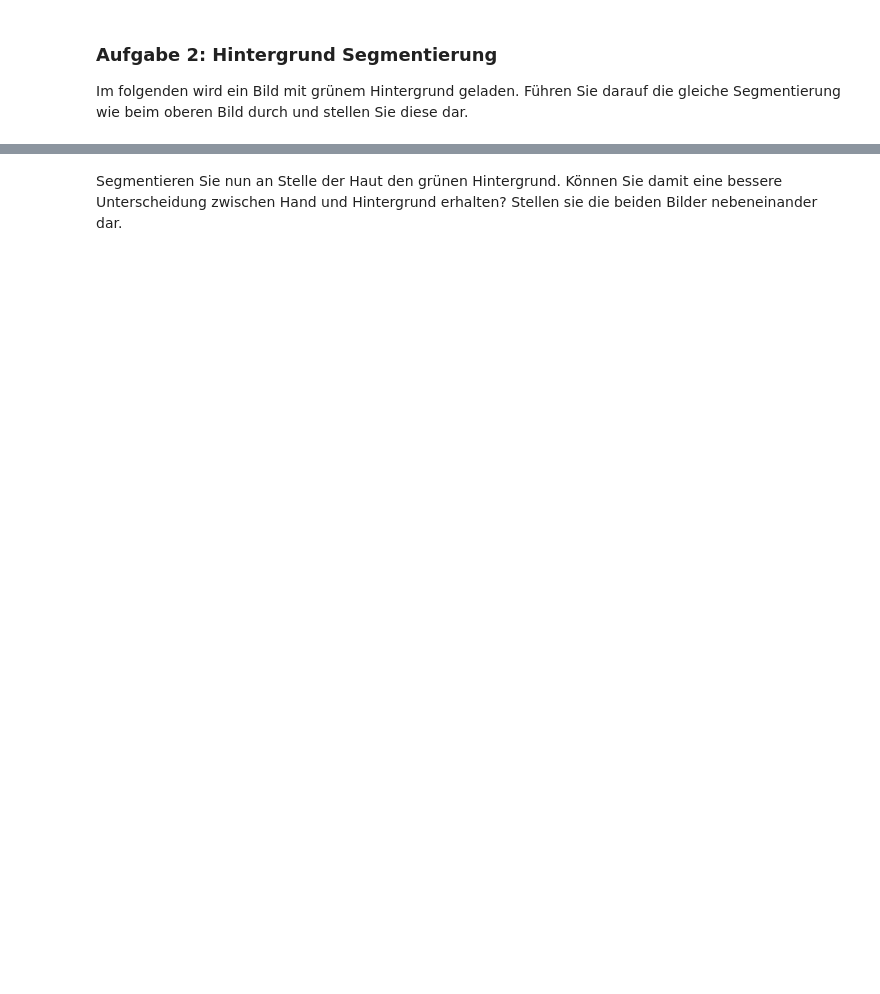
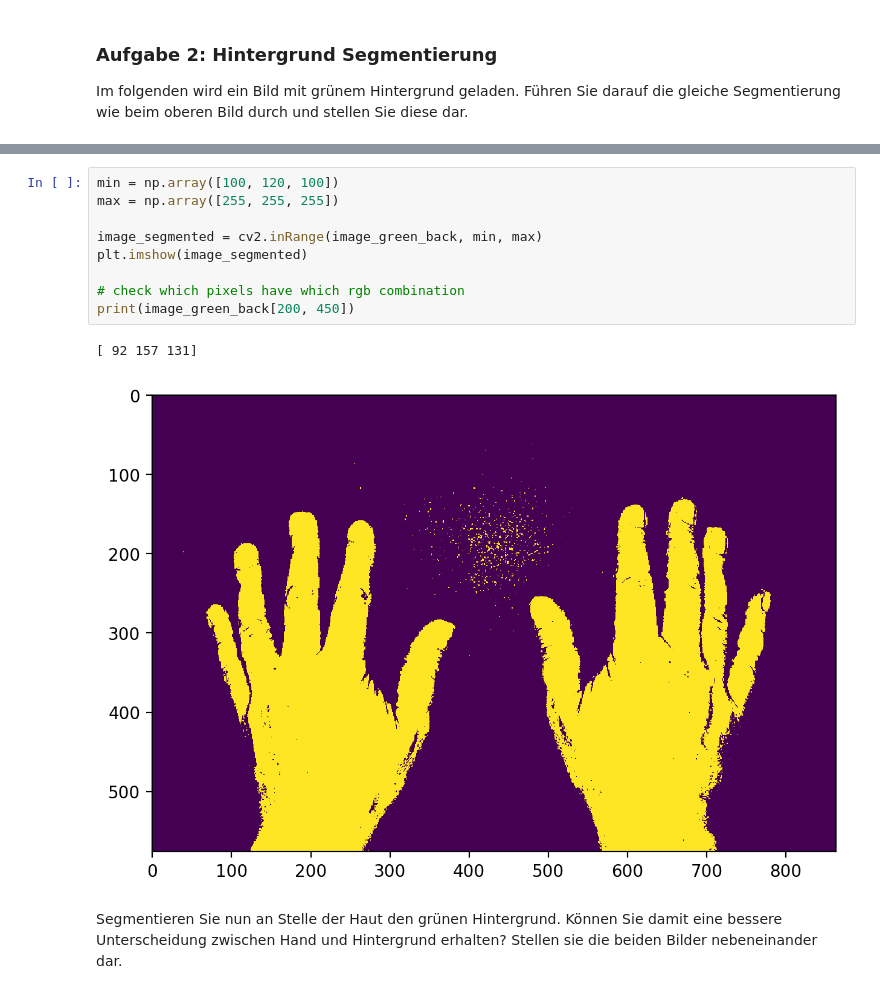
Before and after one commit to Jabba-The-Gut/HSLU_IPCV, a Jupyter notebook: uebung02/opencv_uebung2.ipynb, the cells around one changed output, grey strips where cells are left out. Saved outputs shown, nothing was run; the diff lists cells and outputs as text; blank space fills up the shorter version.

```diff
--- a/uebung02/opencv_uebung2.ipynb
+++ b/uebung02/opencv_uebung2.ipynb
@@ -57,2 +65,14 @@ plt.imshow(image_green_back)
+# %%
+min = np.array([100, 120, 100])
+max = np.array([255, 255, 255])
+
+image_segmented = cv2.inRange(image_green_back, min, max)
+plt.imshow(image_segmented)
+
+# check which pixels have which rgb combination
+print(image_green_back[200, 450])
+# %% [output]
+[ 92 157 131]
+[figure, added]
 # %% [markdown]
 Segmentieren Sie nun an Stelle der Haut den grünen Hintergrund. Können Sie damit eine bessere Unterscheidung zwischen Hand und Hintergrund erhalten? Stellen sie die beiden Bilder nebeneinander dar.
```
Also changed, not shown: parts of 10 cells of this notebook, 8 other files.
